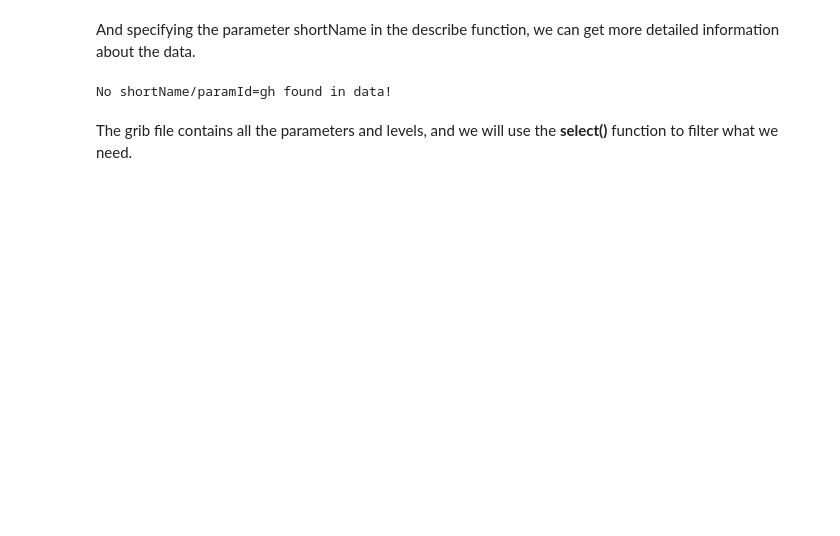
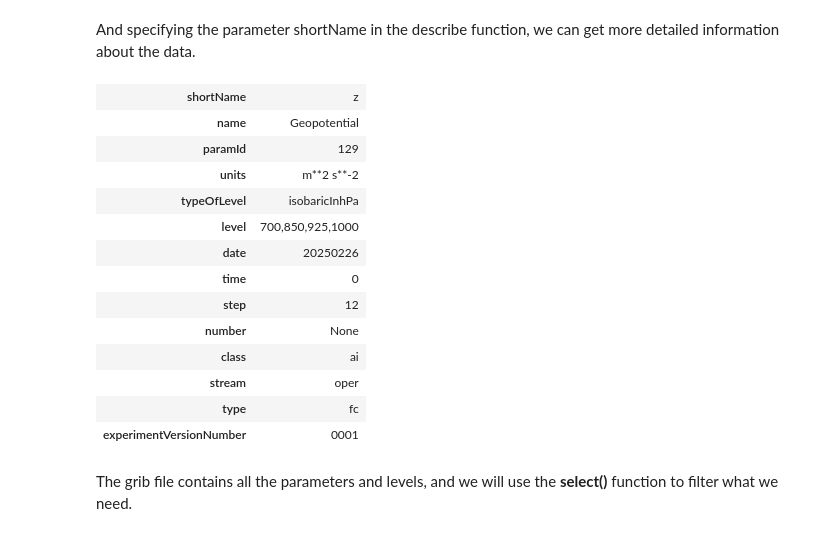
Before and after one commit to ecmwf/notebook-examples, a Jupyter notebook: opencharts/aifs_medium-uv-z.ipynb, the cells around one changed output. Cells and saved outputs as stored; diff of their text form; code cells hidden in the pictures; blank space fills up the shorter version.

```diff
--- a/opencharts/aifs_medium-uv-z.ipynb
+++ b/opencharts/aifs_medium-uv-z.ipynb
@@ -92,9 +92,22 @@ data.describe()
 # %% [markdown]
 And specifying the parameter shortName in the describe function, we can get more detailed information about the data.
 # %%
-data.describe('gh')
+data.describe('z')
 # %% [output]
-No shortName/paramId=gh found in data!
+| shortName | z |
+| name | Geopotential |
+| paramId | 129 |
+| units | m**2 s**-2 |
+| typeOfLevel | isobaricInhPa |
+| level | 700,850,925,1000 |
+| date | 20250226 |
+| time | 0 |
+| step | 12 |
+| number | None |
+| class | ai |
+| stream | oper |
+| type | fc |
+| experimentVersionNumber | 0001 |
 # %% [markdown]
 The grib file contains all the parameters and levels, and we will use the **select()** function to filter what we need.
 # %%
```
Also changed, not shown: parts of 6 cells of this notebook, 8 other files.
